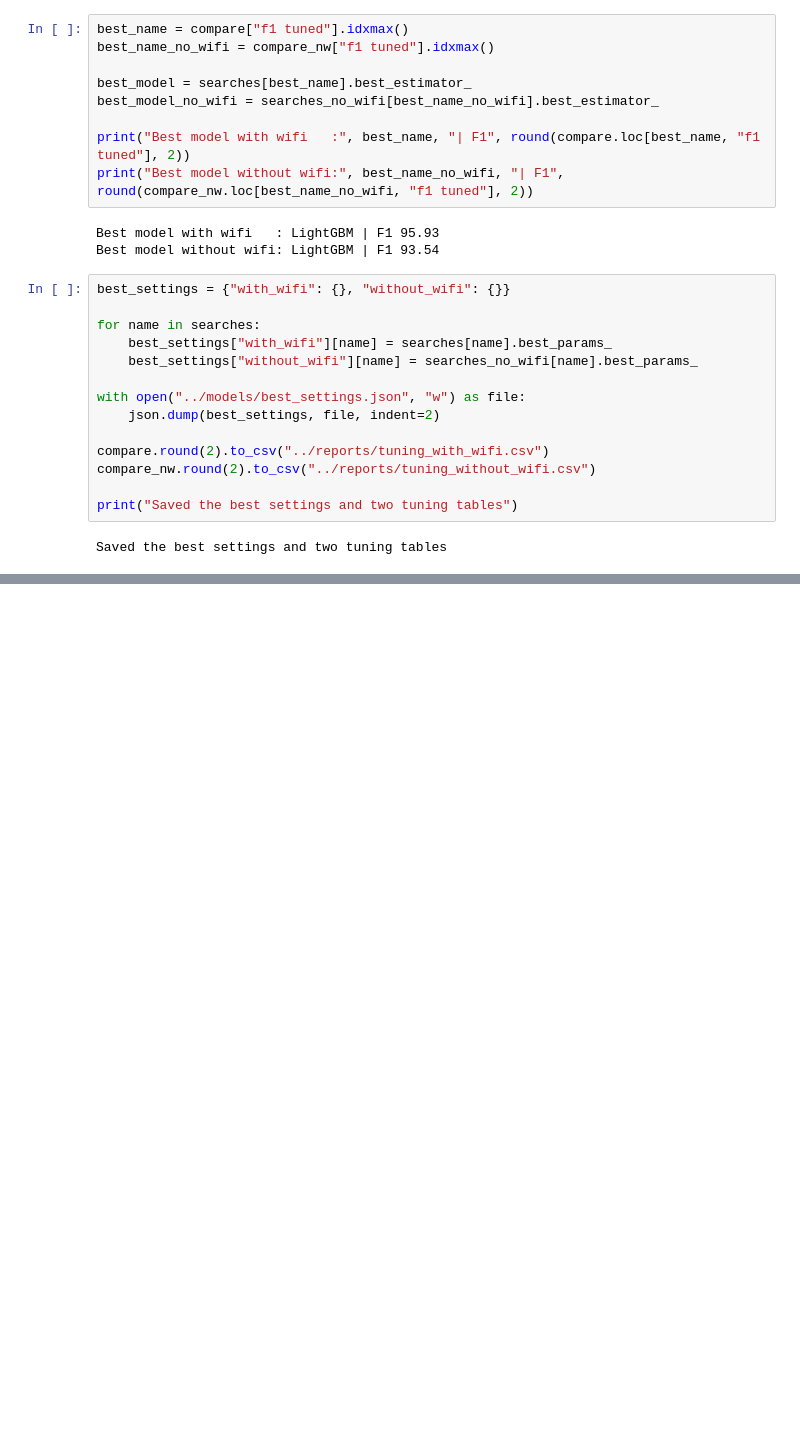
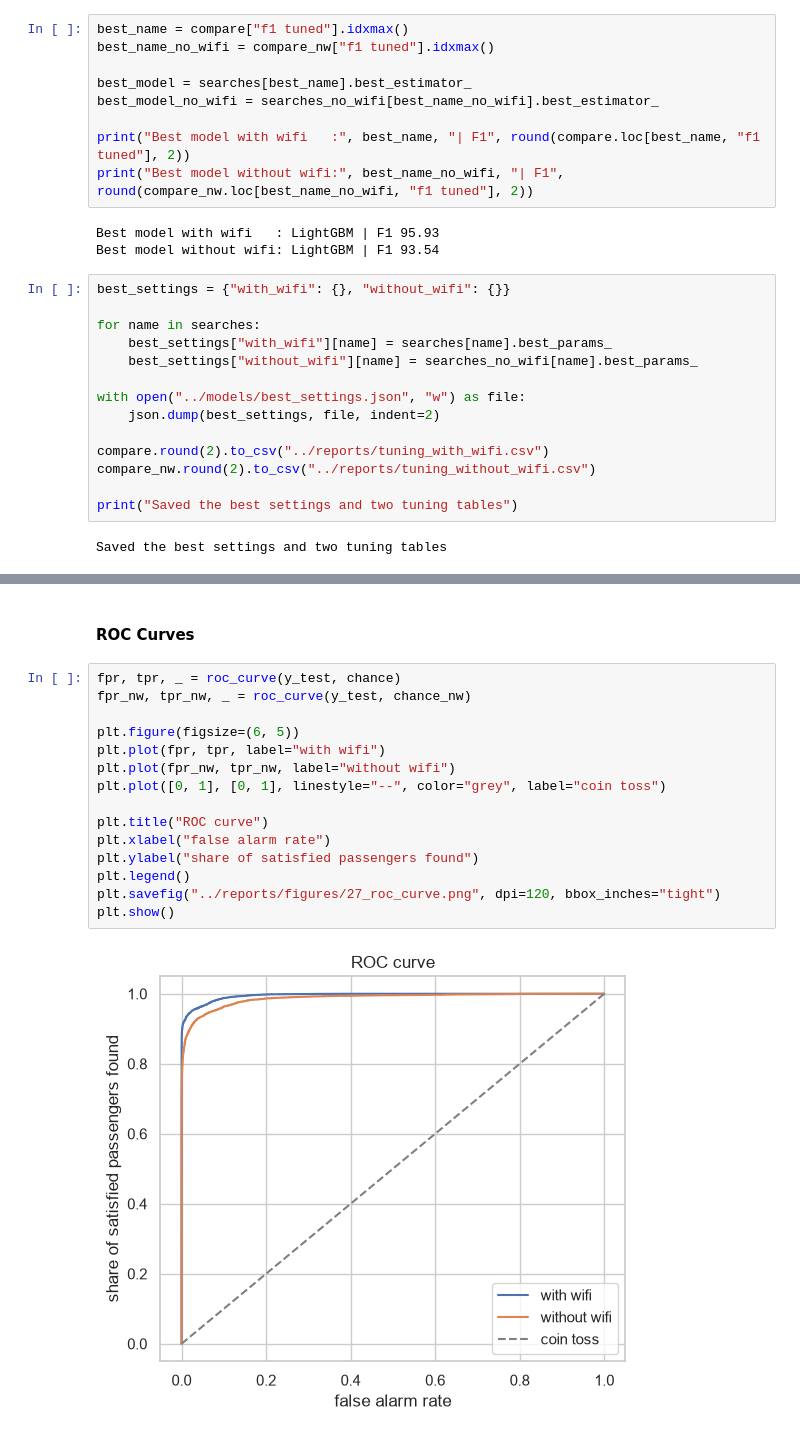
Before and after one commit to Siddharthkeshwani/airline-satisfaction-ml, a Jupyter notebook: notebooks/06_tuning_and_final_evaluation.ipynb, the cells around one changed output, grey strips where cells are left out. Drawn from its saved outputs; the diff is of its cells as text; blank space fills up the shorter version.

```diff
--- a/notebooks/06_tuning_and_final_evaluation.ipynb
+++ b/notebooks/06_tuning_and_final_evaluation.ipynb
@@ -326,0 +505,19 @@ Saved the best settings and two tuning tables
+# %% [markdown]
+#### ROC Curves
+# %%
+fpr, tpr, _ = roc_curve(y_test, chance)
+fpr_nw, tpr_nw, _ = roc_curve(y_test, chance_nw)
+
+plt.figure(figsize=(6, 5))
+plt.plot(fpr, tpr, label="with wifi")
+plt.plot(fpr_nw, tpr_nw, label="without wifi")
+plt.plot([0, 1], [0, 1], linestyle="--", color="grey", label="coin toss")
+
+plt.title("ROC curve")
+plt.xlabel("false alarm rate")
+plt.ylabel("share of satisfied passengers found")
+plt.legend()
+plt.savefig("../reports/figures/27_roc_curve.png", dpi=120, bbox_inches="tight")
+plt.show()
+# %% [output]
+[figure, added]
```
Also changed, not shown: parts of 32 cells of this notebook, 5 other files.
